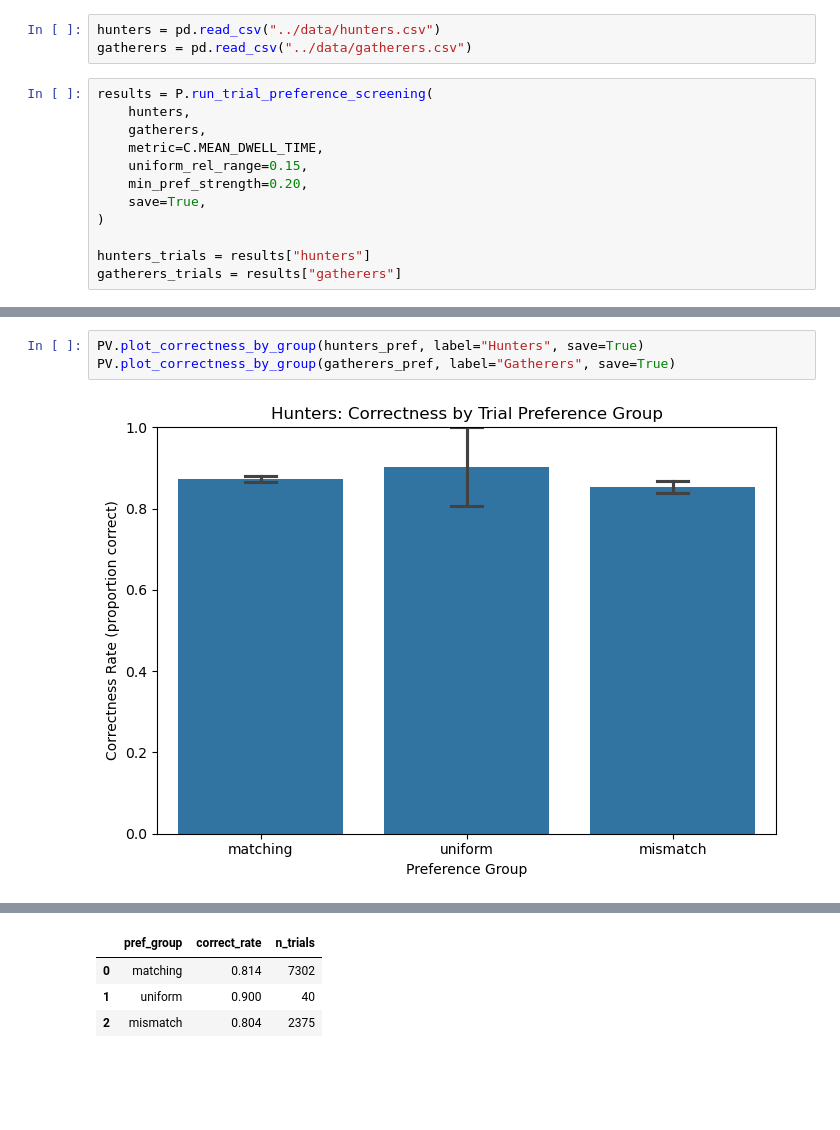
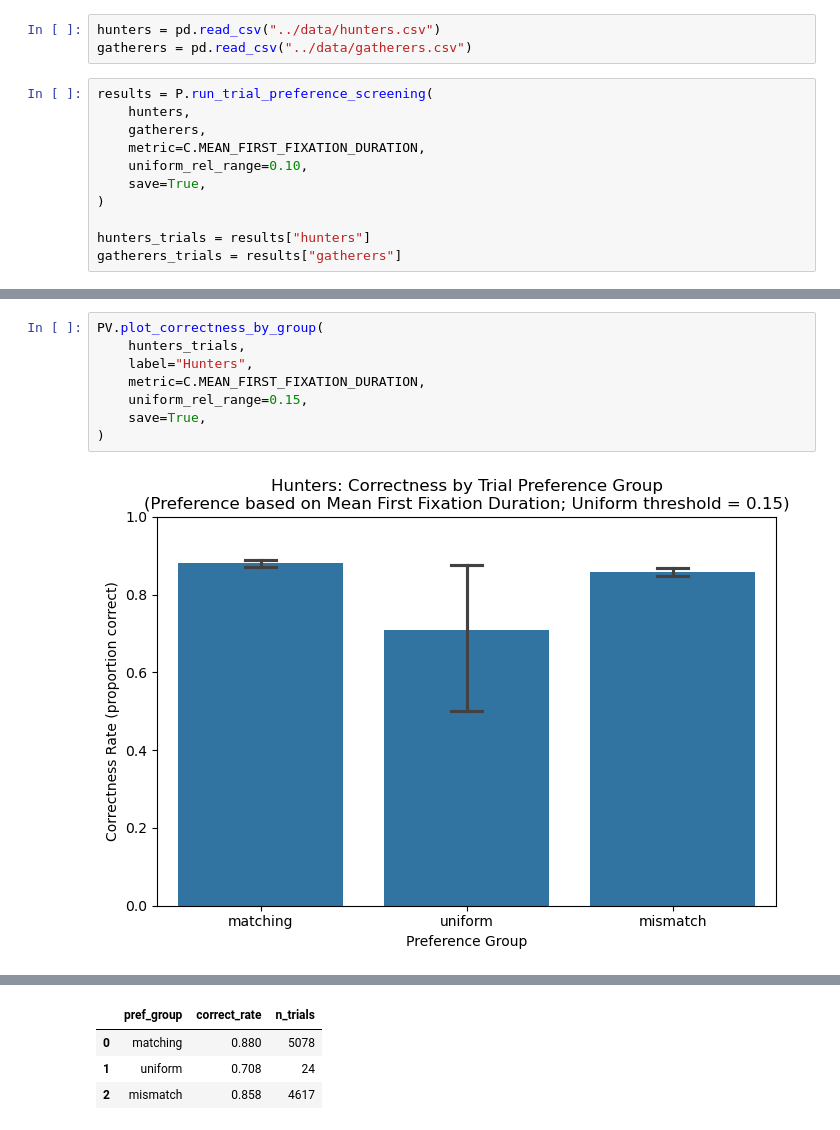
Before and after one commit to Mormorfor/QA_eyetracking, a Jupyter notebook: notebooks/participant_interest_uniformity.ipynb, the cells around one changed output, grey strips where cells are left out. Cells and saved outputs as stored; diff of their text form; blank space fills up the shorter version.

```diff
--- a/notebooks/participant_interest_uniformity.ipynb
+++ b/notebooks/participant_interest_uniformity.ipynb
@@ -17,9 +17,8 @@ gatherers = pd.read_csv("../data/gatherers.csv")
 results = P.run_trial_preference_screening(
     hunters,
     gatherers,
-    metric=C.MEAN_DWELL_TIME,
-    uniform_rel_range=0.15,
-    min_pref_strength=0.20,
+    metric=C.MEAN_FIRST_FIXATION_DURATION,
+    uniform_rel_range=0.10,
     save=True,
 )
 
@@ -77,5 +71,10 @@ Gatherers correctness:
 # %%
-PV.plot_correctness_by_group(hunters_pref, label="Hunters", save=True)
-PV.plot_correctness_by_group(gatherers_pref, label="Gatherers", save=True)
+PV.plot_correctness_by_group(
+    hunters_trials,
+    label="Hunters",
+    metric=C.MEAN_FIRST_FIXATION_DURATION,
+    uniform_rel_range=0.15,
+    save=True,
+)
 # %% [output]
-[figure, old version]
+[figure, new version]
@@ -83,4 +81,4 @@ PV.plot_correctness_by_group(gatherers_pref, label="Gatherers", save=True)
 |  | pref_group | correct_rate | n_trials |
-| 0 | matching | 0.814 | 7302 |
-| 1 | uniform | 0.900 | 40 |
-| 2 | mismatch | 0.804 | 2375 |
+| 0 | matching | 0.880 | 5078 |
+| 1 | uniform | 0.708 | 24 |
+| 2 | mismatch | 0.858 | 4617 |
```
Also changed, not shown: parts of 7 cells of this notebook, 8 other files.
